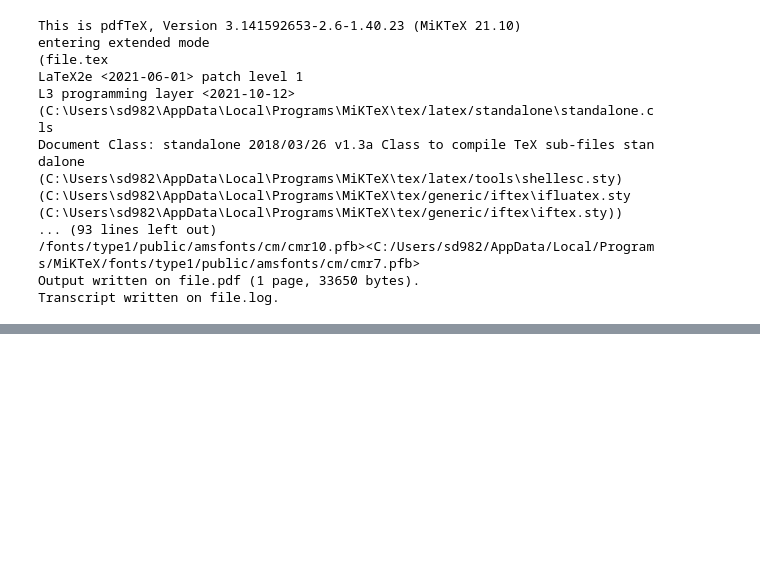
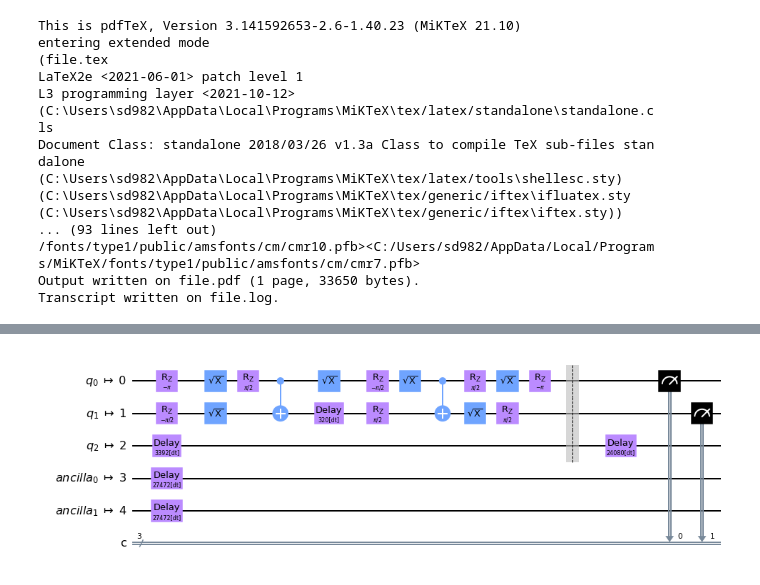
Before and after one commit to caslab-code/qc-antivirus, a Jupyter notebook: experiments/duration-analysis.ipynb, the cells around one changed output, grey strips where cells are left out. Cells and saved outputs as stored; diff of their text form; code cells hidden in the pictures; blank space fills up the shorter version.

```diff
--- a/experiments/duration-analysis.ipynb
+++ b/experiments/duration-analysis.ipynb
@@ -255,0 +310,4 @@ schedule.draw()
+# %%
+transpiled_ga.draw('mpl')
+# %% [output]
+[figure, added]
```
Also changed, not shown: parts of 16 cells of this notebook, 32 other files.
